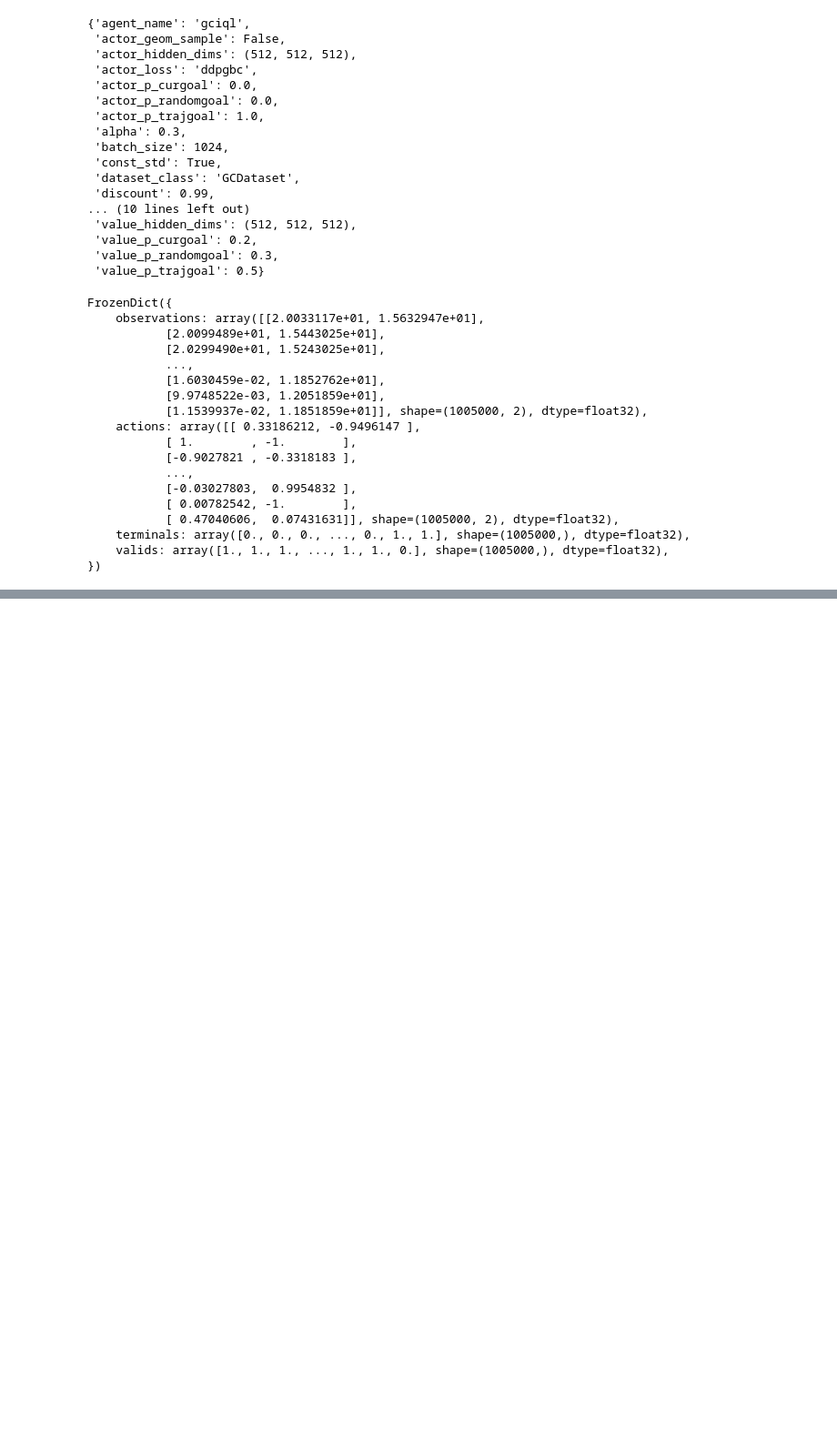
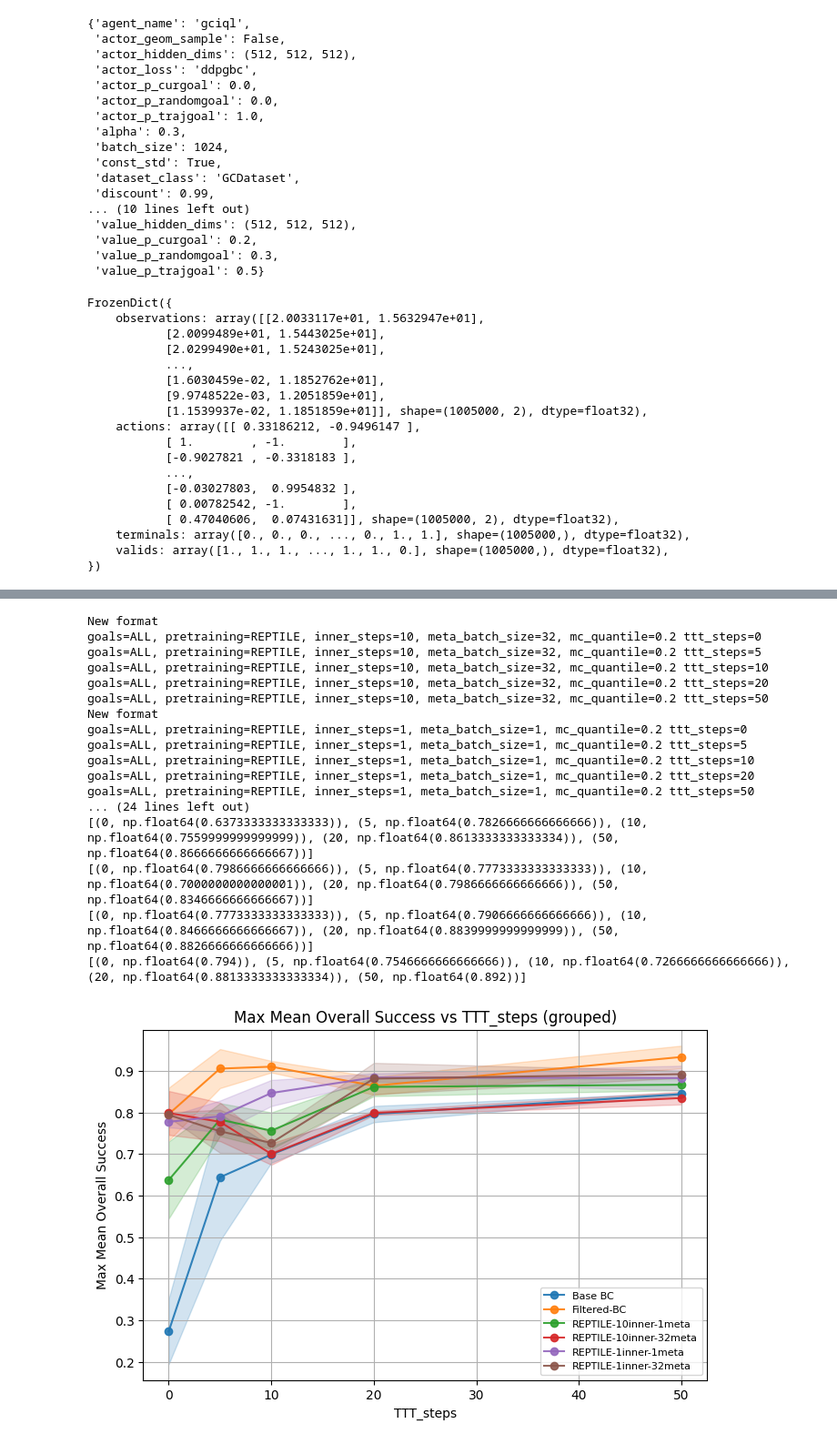
Before and after one commit to antoniomari/meta-gc-rl, a Jupyter notebook: notebooks/exploration.ipynb, the cells around one changed output, grey strips where cells are left out. Shown at 91% size. Saved outputs shown, nothing was run; the diff lists cells and outputs as text; code cells hidden in the pictures; blank space fills up the shorter version.

```diff
--- a/notebooks/exploration.ipynb
+++ b/notebooks/exploration.ipynb
@@ -199,0 +199,31 @@ train_dataset.sample(config_agent["batch_size"])
+# %%
+import re
+
+# Pattern improved: randbatch matches "RANDOMBATCH" only (not RANDOMBATCHCH), -mc is optional
+NAME_PATTERN = (
+    r"^"
+    r"(?:(?P<goals>[^-]+)-GOALS-)?"
+    r"(?:(?P<env>antmaze)-)?"  # env (optional, only 'antmaze')
+    r"(?P<pretraining>PT|FOMAML|REPTILE|RANDOM-INIT|MAML)-"
+    r"(?P<TTT_steps>\d+)-TTT"
+    r"(?:-(?P<inner_steps>\d+)inner-(?P<meta_batch_size>\d+)meta)?"
+    r"(?:-(?P<randbatch>RANDOMBATCH))?"
+    r"(?:-geom_(?P<geom>False))?"
+    r"(?:-mc(?P<mc_quantile>[\d.]+))?"
+    r"$"
+)
+
+assert re.match(NAME_PATTERN, "ALL-GOALS-FOMAML-50-TTT-1inner-1meta-mc0.2") is not None
+assert re.match(NAME_PATTERN, "ALL-GOALS-antmaze-RANDOM-INIT-50-TTT-mc0.2") is not None
+assert re.match(NAME_PATTERN, "ALL-GOALS-PT-0-TTT") is not None
+assert re.match(NAME_PATTERN, "ALL-GOALS-PT-0-TTT-mc1.0") is not None
+assert re.match(NAME_PATTERN, "ALL-GOALS-antmaze-PT-50-TTT-mc0.2") is not None
+assert re.match(NAME_PATTERN, "ALL-GOALS-antmaze-PT-50-TTT-RANDOMBATCH-mc0.2") is not None
+assert re.match(NAME_PATTERN, "ALL-GOALS-antmaze-REPTILE-50-TTT-1inner-1meta-mc0.2") is not None
+assert re.match(NAME_PATTERN, "ALL-GOALS-antmaze-REPTILE-50-TTT-10inner-1meta-mc0.2") is not None
+assert re.match(NAME_PATTERN, "ALL-GOALS-antmaze-REPTILE-50-TTT-1inner-32meta-mc0.2") is not None
+assert re.match(NAME_PATTERN, "ALL-GOALS-antmaze-FOMAML-50-TTT-1inner-1meta-mc0.2") is not None
+assert re.match(NAME_PATTERN, "ALL-GOALS-antmaze-FOMAML-50-TTT-10inner-1meta-mc0.2") is not None
+assert re.match(NAME_PATTERN, "ALL-GOALS-antmaze-FOMAML-50-TTT-1inner-32meta-mc0.2") is not None
+
+assert re.match(NAME_PATTERN, "ALL-GOALS-PT-0-TTT-RANDOMBATCH-mc1.0") is not None
@@ -199,0 +894,21 @@ train_dataset.sample(config_agent["batch_size"])
+# %%
+plot_max_overall_success_vs_ttt_steps(REPTILE_COMPARISON)
+# %% [output]
+New format
+goals=ALL, pretraining=REPTILE, inner_steps=10, meta_batch_size=32, mc_quantile=0.2 ttt_steps=0
+goals=ALL, pretraining=REPTILE, inner_steps=10, meta_batch_size=32, mc_quantile=0.2 ttt_steps=5
+goals=ALL, pretraining=REPTILE, inner_steps=10, meta_batch_size=32, mc_quantile=0.2 ttt_steps=10
+goals=ALL, pretraining=REPTILE, inner_steps=10, meta_batch_size=32, mc_quantile=0.2 ttt_steps=20
+goals=ALL, pretraining=REPTILE, inner_steps=10, meta_batch_size=32, mc_quantile=0.2 ttt_steps=50
+New format
+goals=ALL, pretraining=REPTILE, inner_steps=1, meta_batch_size=1, mc_quantile=0.2 ttt_steps=0
+goals=ALL, pretraining=REPTILE, inner_steps=1, meta_batch_size=1, mc_quantile=0.2 ttt_steps=5
+goals=ALL, pretraining=REPTILE, inner_steps=1, meta_batch_size=1, mc_quantile=0.2 ttt_steps=10
+goals=ALL, pretraining=REPTILE, inner_steps=1, meta_batch_size=1, mc_quantile=0.2 ttt_steps=20
+goals=ALL, pretraining=REPTILE, inner_steps=1, meta_batch_size=1, mc_quantile=0.2 ttt_steps=50
+... (24 lines left out)
+[(0, np.float64(0.6373333333333333)), (5, np.float64(0.7826666666666666)), (10, np.float64(0.7559999999999999)), (20, np.float64(0.8613333333333334)), (50, np.float64(0.8666666666666667))]
+[(0, np.float64(0.7986666666666666)), (5, np.float64(0.7773333333333333)), (10, np.float64(0.7000000000000001)), (20, np.float64(0.7986666666666666)), (50, np.float64(0.8346666666666667))]
+[(0, np.float64(0.7773333333333333)), (5, np.float64(0.7906666666666666)), (10, np.float64(0.8466666666666667)), (20, np.float64(0.8839999999999999)), (50, np.float64(0.8826666666666666))]
+[(0, np.float64(0.794)), (5, np.float64(0.7546666666666666)), (10, np.float64(0.7266666666666666)), (20, np.float64(0.8813333333333334)), (50, np.float64(0.892))]
+[figure, added]
```
Also changed, not shown: parts of 40 cells of this notebook, 16 other files.
